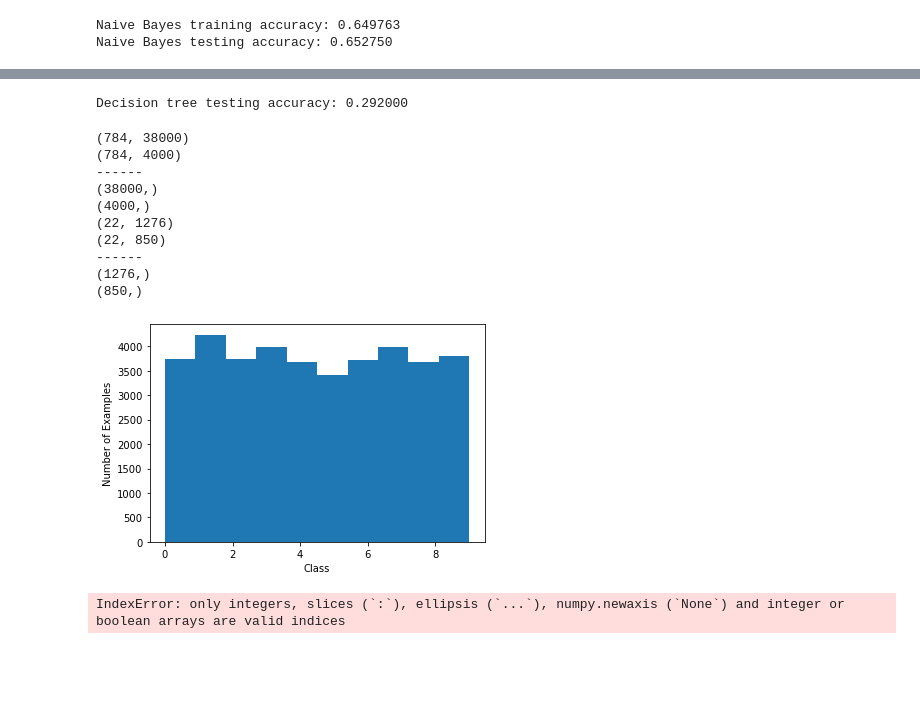
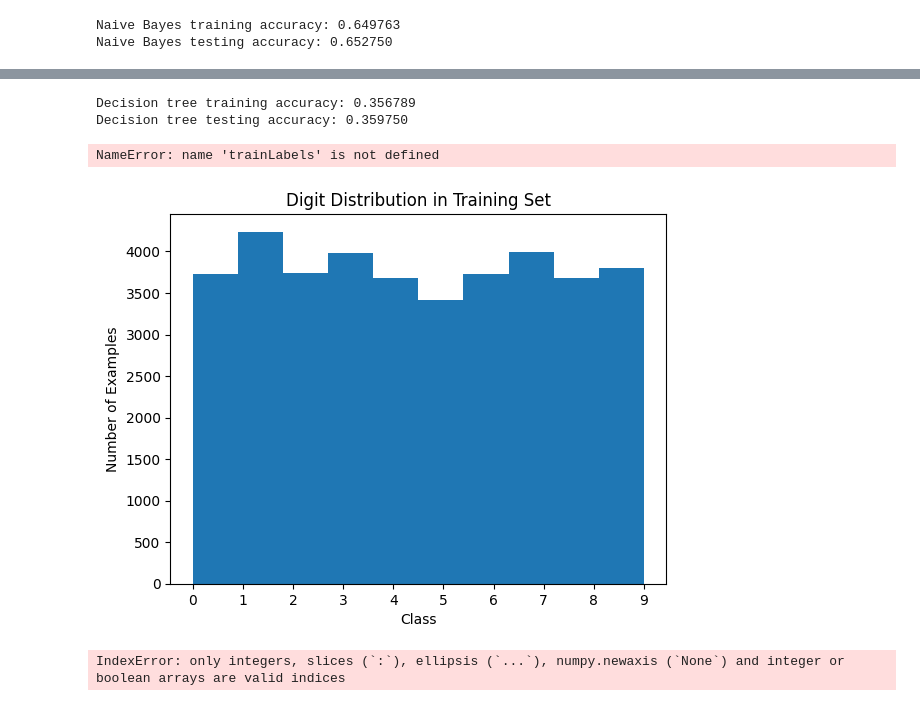
Before and after one commit to guri2900/MachineLearning_digitrecog, a Jupyter notebook: main.ipynb, the cells around one changed output, grey strips where cells are left out. Saved outputs shown, nothing was run; the diff lists cells and outputs as text; code cells hidden in the pictures; blank space fills up the shorter version.

```diff
--- a/main.ipynb
+++ b/main.ipynb
@@ -126,9 +161,15 @@ dt_predictions = decision_tree_predict(test_data, dt_model)
 
 dt_accuracy = np.mean(dt_predictions == test_labels)
 
+
+dt_train_predictions = decision_tree_predict(train_data, dt_model)
+dt_train_accuracy = np.mean(dt_train_predictions == train_labels)
+
+print("Decision tree training accuracy: %f" % dt_train_accuracy)
 print("Decision tree testing accuracy: %f" % dt_accuracy)
 # %% [output]
-Decision tree testing accuracy: 0.292000
+Decision tree training accuracy: 0.356789
+Decision tree testing accuracy: 0.359750
 # %%
 # Training Perceptron algorithm
 from __future__ import division
@@ -152,11 +193,11 @@ test_labels = variables['testLabels'].ravel() - 1
 train_data = variables['trainData']
 test_data = variables['testData']
 # get data dimensions and sizes
-#num_dim, num_train = train_data.shape
+num_dim, num_train = train_data.shape
 #_, num_test = test_data.shape
 
-#classes = np.unique(train_labels)
-#num_classes = len(classes)
+classes = np.unique(train_labels)
+num_classes = len(classes)
 #print(num_classes) # meaning 10 digits
 
 print(train_data.shape)
@@ -171,23 +212,19 @@ print('------')
 print(train_labels1.shape)
 print(test_labels1.shape)
 # %% [output]
-(784, 38000)
-(784, 4000)
-------
-(38000,)
-(4000,)
-(22, 1276)
-(22, 850)
-------
-(1276,)
-(850,)
+NameError: name 'trainLabels' is not defined
-# %%
-plt.hist(train_labels)
-plt.xlabel('Class')
-plt.ylabel('Number of Examples')
-plt.show()
-# %% [output]
-[figure, removed]
+# %%
+plt.hist(train_labels)
+plt.xlabel('Class')
+plt.title('Digit Distribution in Training Set')
+plt.ylabel('Number of Examples')
+#Change the x axis to have a tick for every digit from 1-9
+plt.xticks(np.arange(0, 10, 1))
+#Add a grid
+# plt.grid(True)
+plt.show()
+# %% [output]
+[figure, added]
 # %%
 # Perceptron experiment
 
```
Also changed, not shown: parts of 8 cells of this notebook.
